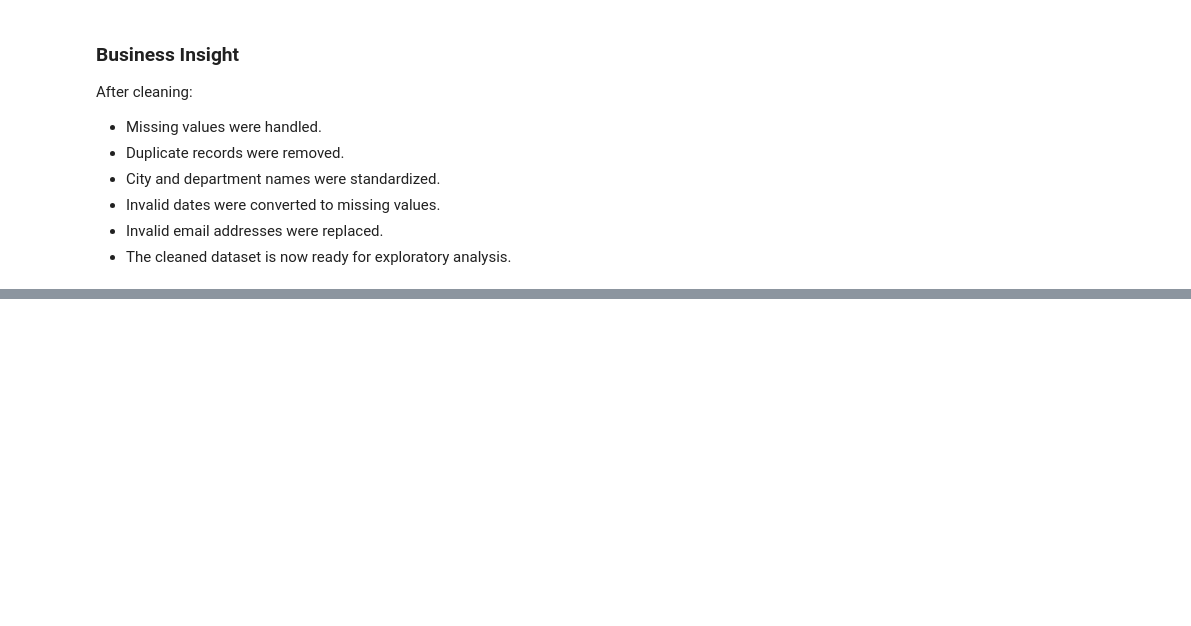
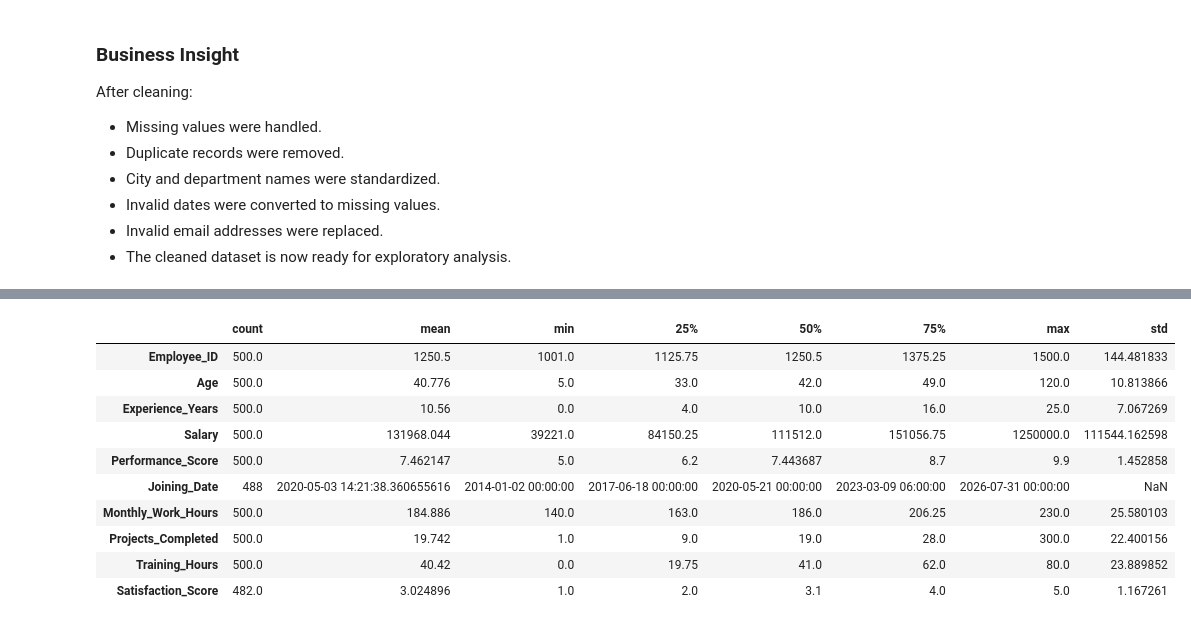
Before and after one commit to Kainatfatima0311/employee-workforce-eda, a Jupyter notebook: notebooks/employee_workforce_eda.ipynb, the cells around one changed output, grey strips where cells are left out. Cells and saved outputs as stored; diff of their text form; code cells hidden in the pictures; blank space fills up the shorter version.

```diff
--- a/notebooks/employee_workforce_eda.ipynb
+++ b/notebooks/employee_workforce_eda.ipynb
@@ -563,0 +572,15 @@ After cleaning:
+# %%
+# Display statistical summary
+clean_df.describe().T
+# %% [output]
+|  | count | mean | min | 25% | 50% | 75% | max | std |
+| Employee_ID | 500.0 | 1250.5 | 1001.0 | 1125.75 | 1250.5 | 1375.25 | 1500.0 | 144.481833 |
+| Age | 500.0 | 40.776 | 5.0 | 33.0 | 42.0 | 49.0 | 120.0 | 10.813866 |
+| Experience_Years | 500.0 | 10.56 | 0.0 | 4.0 | 10.0 | 16.0 | 25.0 | 7.067269 |
+| Salary | 500.0 | 131968.044 | 39221.0 | 84150.25 | 111512.0 | 151056.75 | 1250000.0 | 111544.162598 |
+| Performance_Score | 500.0 | 7.462147 | 5.0 | 6.2 | 7.443687 | 8.7 | 9.9 | 1.452858 |
+| Joining_Date | 488 | 2020-05-03 14:21:38.360655616 | 2014-01-02 00:00:00 | 2017-06-18 00:00:00 | 2020-05-21 00:00:00 | 2023-03-09 06:00:00 | 2026-07-31 00:00:00 | NaN |
+| Monthly_Work_Hours | 500.0 | 184.886 | 140.0 | 163.0 | 186.0 | 206.25 | 230.0 | 25.580103 |
+| Projects_Completed | 500.0 | 19.742 | 1.0 | 9.0 | 19.0 | 28.0 | 300.0 | 22.400156 |
+| Training_Hours | 500.0 | 40.42 | 0.0 | 19.75 | 41.0 | 62.0 | 80.0 | 23.889852 |
+| Satisfaction_Score | 482.0 | 3.024896 | 1.0 | 2.0 | 3.1 | 4.0 | 5.0 | 1.167261 |
```
Also changed, not shown: parts of 15 cells of this notebook.
